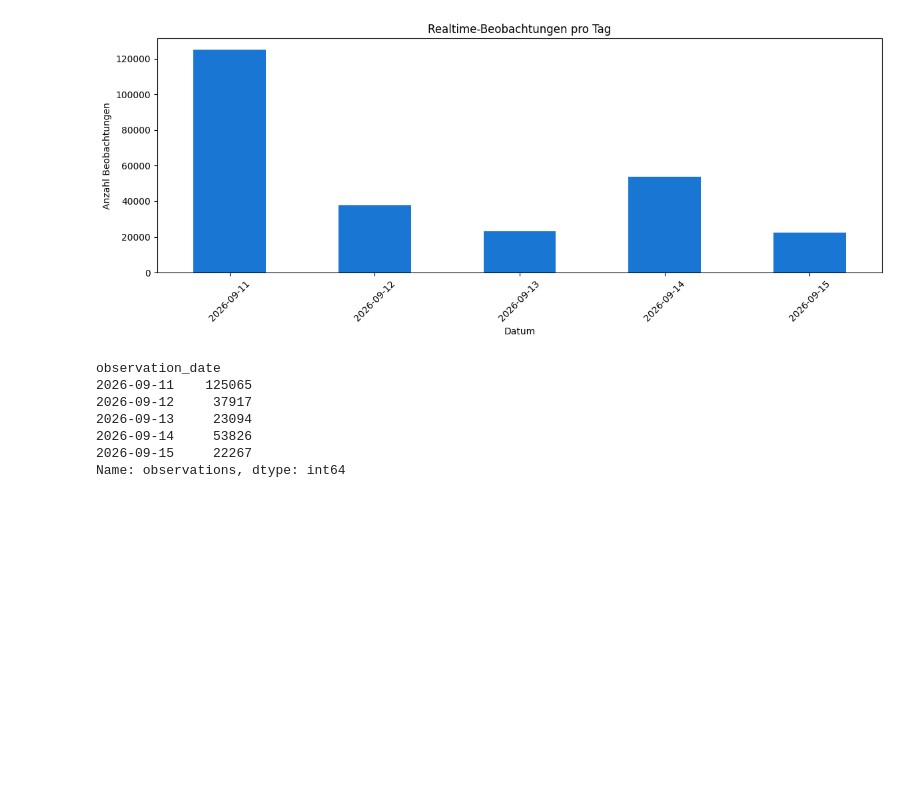
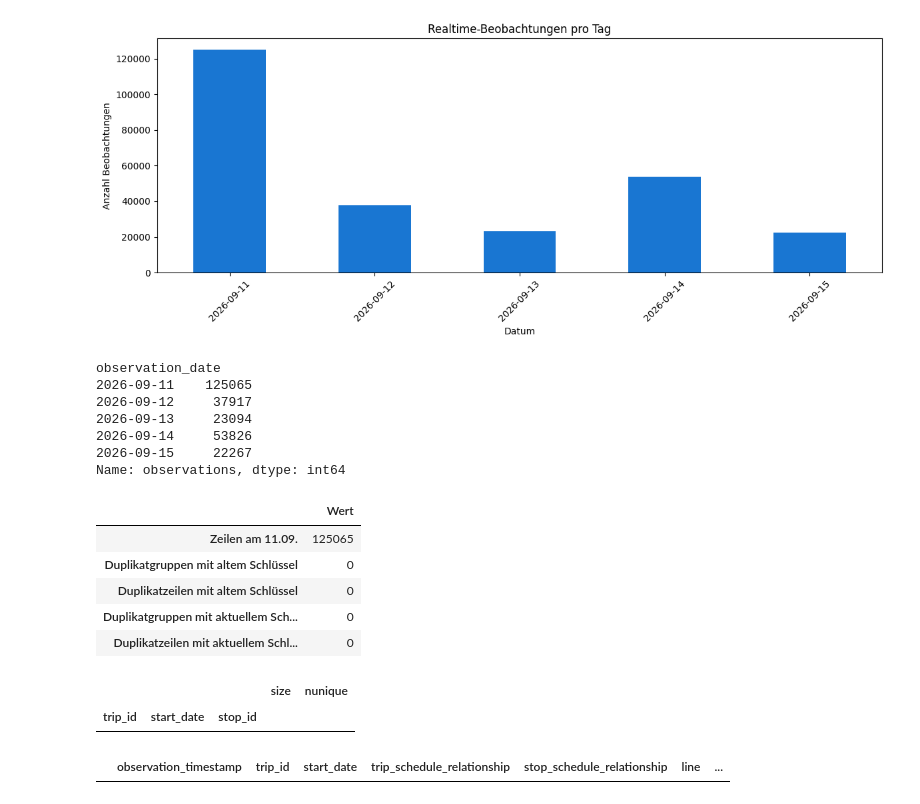
Before and after one commit to peppey/mvv-delay-tracker, a Jupyter notebook: notebooks/data_loading.ipynb, the cells around one changed output. Saved outputs shown, nothing was run; the diff lists cells and outputs as text; code cells hidden in the pictures; blank space fills up the shorter version.

```diff
--- a/notebooks/data_loading.ipynb
+++ b/notebooks/data_loading.ipynb
@@ -58,3 +58,61 @@ observation_date
 2026-09-14     53826
 2026-09-15     22267
 Name: observations, dtype: int64
+# %%
+september_11 = existing_data.loc[
+    pd.to_datetime(existing_data["observation_timestamp"], errors="coerce").dt.date
+    == pd.Timestamp("2026-09-11").date()
+].copy()
+
+old_key = ["trip_id", "start_date", "stop_id"]
+current_key = [*old_key, "agency_id"]
+
+old_key_counts = september_11.groupby(old_key, dropna=False).size()
+current_key_counts = september_11.groupby(current_key, dropna=False).size()
+
+duplicate_summary = pd.Series({
+    "Zeilen am 11.09.": len(september_11),
+    "Duplikatgruppen mit altem Schlüssel": int((old_key_counts > 1).sum()),
+    "Duplikatzeilen mit altem Schlüssel": int(
+        old_key_counts[old_key_counts > 1].sub(1).sum()
+    ),
+    "Duplikatgruppen mit aktuellem Schlüssel": int(
+        (current_key_counts > 1).sum()
+    ),
+    "Duplikatzeilen mit aktuellem Schlüssel": int(
+        current_key_counts[current_key_counts > 1].sub(1).sum()
+    ),
+})
+
+display(duplicate_summary.to_frame("Wert"))
+
+prediction_combinations = (
+    september_11.groupby(old_key, dropna=False)["is_prediction"]
+    .agg(["size", "nunique"])
+    .query("nunique > 1")
+    .sort_values("size", ascending=False)
+)
+
+display(prediction_combinations.head(20))
+
+duplicate_rows = (
+    september_11.merge(
+        old_key_counts[old_key_counts > 1].rename("group_size"),
+        left_on=old_key,
+        right_index=True,
+        how="inner",
+    )
+    .sort_values(old_key + ["observation_timestamp"])
+)
+
+display(duplicate_rows.head(50))
+# %% [output]
+|  | Wert |
+| Zeilen am 11.09. | 125065 |
+| Duplikatgruppen mit altem Schlüssel | 0 |
+| Duplikatzeilen mit altem Schlüssel | 0 |
+| Duplikatgruppen mit aktuellem Sch... | 0 |
+| Duplikatzeilen mit aktuellem Schl... | 0 |
+|  |  |  | size | nunique |
+| trip_id | start_date | stop_id |  |  |
+|  | observation_timestamp | trip_id | start_date | trip_schedule_relationship | stop_schedule_relationship | line | ... |
```
Also changed, not shown: 2 other files.
